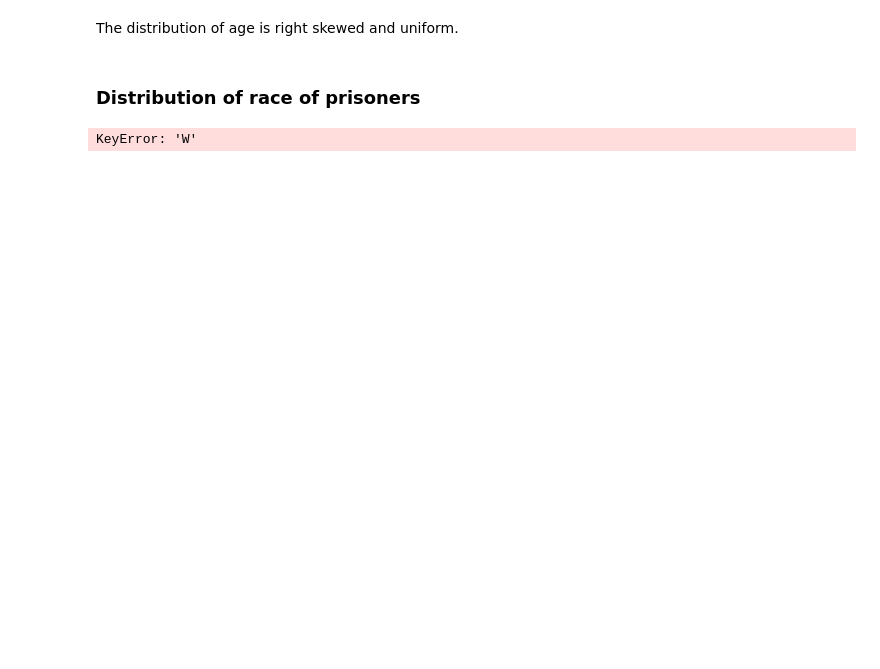
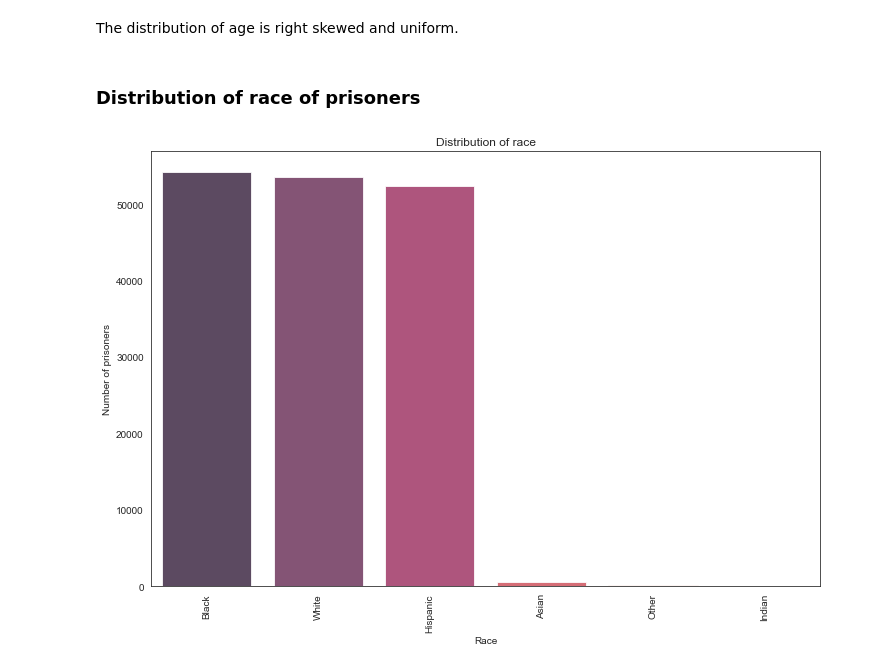
Before and after one commit to vineetver/Parole-Hearing-Verdicts, a Jupyter notebook: notebooks/exploratory_data_analysis.ipynb, the cells around one changed output. Cells and saved outputs as stored; diff of their text form; code cells hidden in the pictures; blank space fills up the shorter version.

```diff
--- a/notebooks/exploratory_data_analysis.ipynb
+++ b/notebooks/exploratory_data_analysis.ipynb
@@ -64,13 +58,22 @@ plt.show()
 The distribution of age is right skewed and uniform.
 # %% [markdown]
 ### Distribution of race of prisoners
-# %%
-races = {'White': 'W',
-         'Hispanic': 'H',
-         'Black': 'B',
-         'Other': 'O',
-         'Indian': 'I',
-         'Asian': 'A'
-}
-# %% [output]
-KeyError: 'W'
+# %%
+races = {'W': 'White',
+         'H': 'Hispanic',
+         'B': 'Black',
+         'O': 'Other',
+         'I': 'Indian',
+         'A': 'Asian'}
+
+race = df['race'].map(lambda x: races[x]).value_counts()
+
+fig = plt.figure(figsize=(12, 8))
+sns.barplot(x=race.index, y=race.values, alpha=0.8, palette='rocket', edgecolor=None)
+plt.title('Distribution of race')
+plt.ylabel('Number of prisoners')
+plt.xticks(rotation=90)
+plt.xlabel('Race')
+plt.show()
+# %% [output]
+[figure, added]
```
Also changed, not shown: parts of 14 cells of this notebook.
